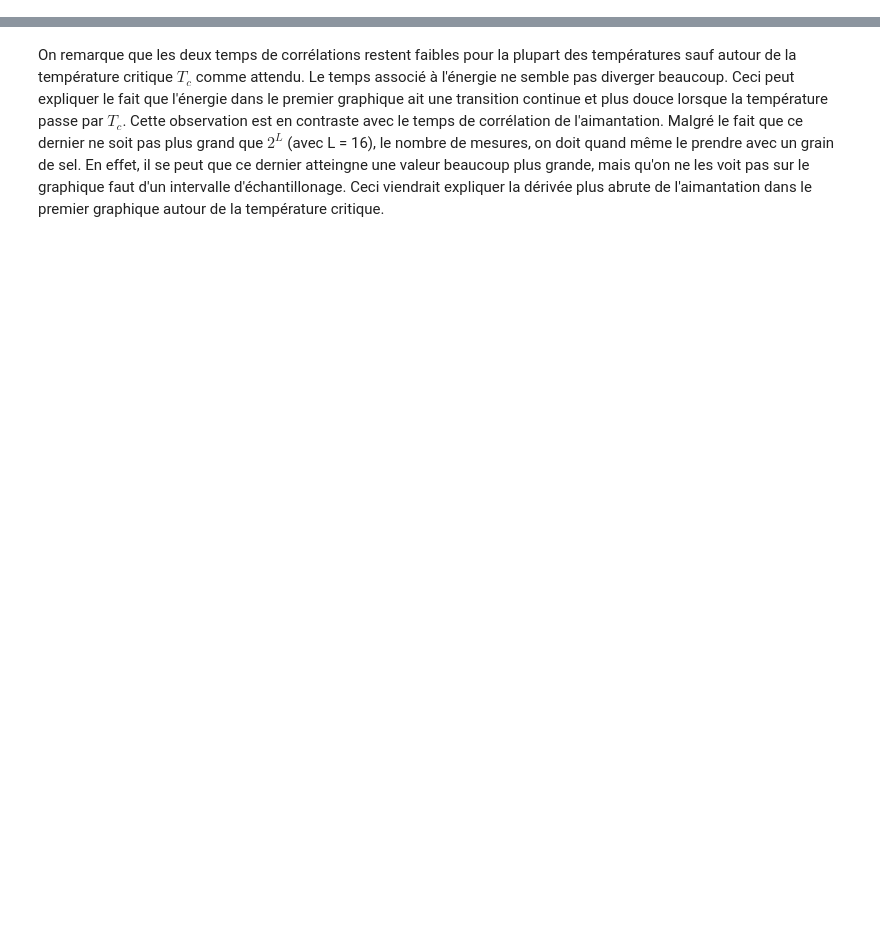
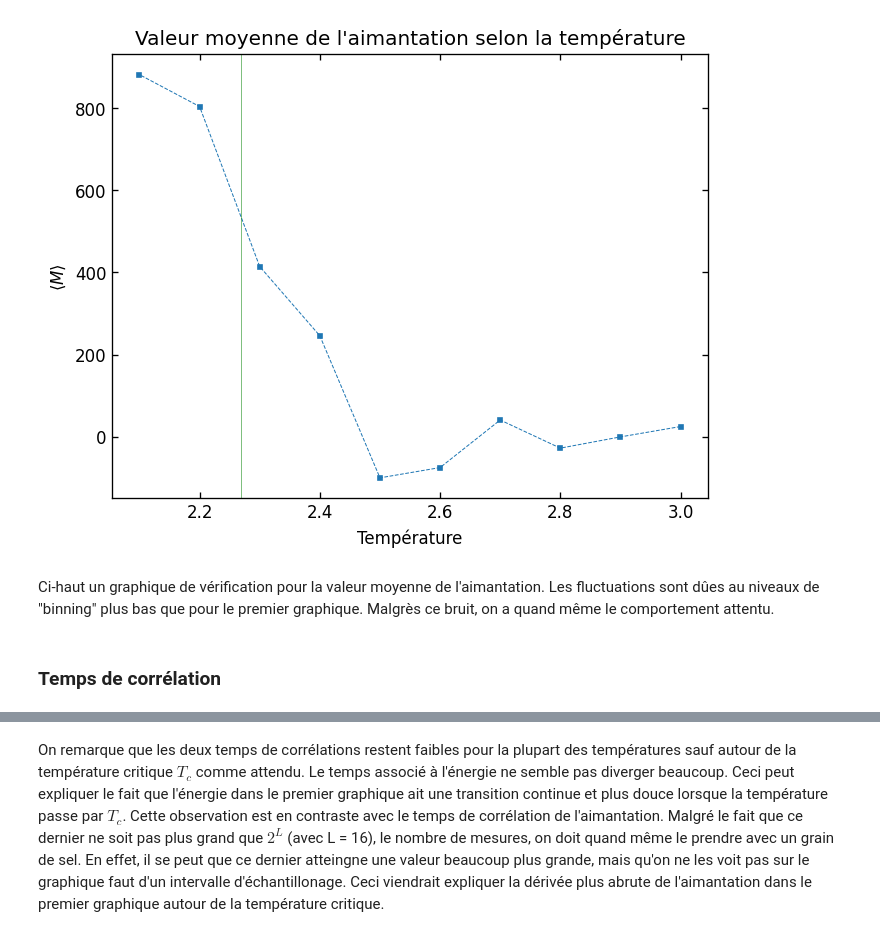
Before and after one commit to Cours-PHQ404-2023/devoir4_Dionne_Leblanc, a Jupyter notebook: rapport.ipynb, the cells around one changed output, grey strips where cells are left out. Saved outputs shown, nothing was run; the diff lists cells and outputs as text; code cells hidden in the pictures; blank space fills up the shorter version.

```diff
--- a/rapport.ipynb
+++ b/rapport.ipynb
@@ -77,3 +112,26 @@ Pour ce qui est de l'énergie, on a bel et bien que l'énergie est plus haute à
+# %%
+# Récupérer les informations du fichier de données.
+monte_carlo_data_verification = np.genfromtxt("data_monte_carlo_ising_test.csv",delimiter=",",skip_header=True)
+
+temperature_verification = monte_carlo_data_verification[:,0] # Températures
+
+moy_aimantation_verification = monte_carlo_data_verification[:,1] # Moyenne de l'aimantation
+
+plt.figure()
+plt.plot(temperature_verification, moy_aimantation_verification, label="Aimantation")
+plt.axvline(Tc, c='g', ms=0, ls='-', label="$T_c$", lw=.3)
+plt.xlabel("Température")
+plt.ylabel("$\langle M\\rangle$")
+
+plt.title("Valeur moyenne de l'aimantation selon la température")
+
+plt.show()
+# %% [output]
+[figure, added]
+# %% [markdown]
+Ci-haut un graphique de vérification pour la valeur moyenne de l'aimantation. Les fluctuations sont dûes au niveaux de "binning" plus bas que pour le premier graphique. Malgrès ce bruit, on a quand même le comportement attentu.
+# %% [markdown]
+### Temps de corrélation
 # %%
 fig = plt.figure()
 
```
Also changed, not shown: parts of 9 cells of this notebook, 5 other files.
